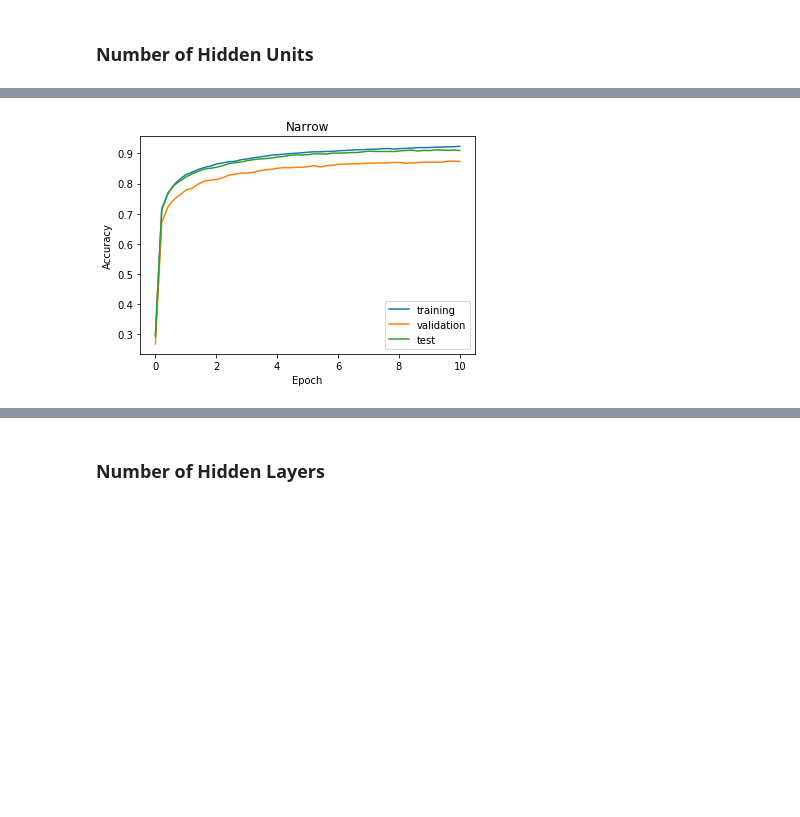
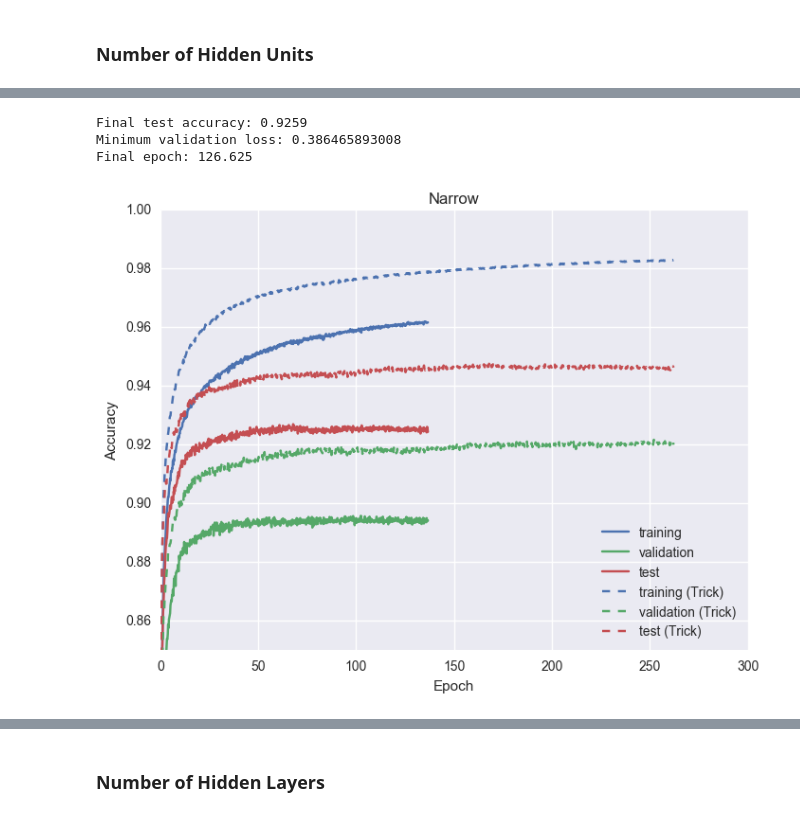
Before and after one commit to qobilidop/CSE-253-PA, a Jupyter notebook: 2/solution.ipynb, the cells around one changed output, grey strips where cells are left out. Saved outputs shown, nothing was run; the diff lists cells and outputs as text; code cells hidden in the pictures; blank space fills up the shorter version.

```diff
--- a/2/solution.ipynb
+++ b/2/solution.ipynb
@@ -12,13 +12,13 @@ sizes = [785, 64, 10]
 
 # Meta parameters
 eta0 = 1e1  # initial learning rate
-tau = 100  # annealing time scale
+tau = 200  # annealing time scale
 mu = 0.9  # momentum parameter
 minibatch_size = 1024
 capture_interval = 10
 
 # Stopping criteria
-epoch_min, epoch_max, early_stopping = 1, 10, 3
+epoch_min, epoch_max, patience = 10, None, 10
 # %%
 # Define some convenience functions
 import os
@@ -31,8 +31,7 @@ def naive_train(sizes):
     return train(
         NaiveNetwork(sizes), dss,
         eta0=eta0, tau=tau,
-        epoch_min=epoch_min, epoch_max=epoch_max,
-        early_stopping=early_stopping
+        epoch_min=epoch_min, epoch_max=epoch_max, patience=patience
     )
 
 
@@ -44,19 +43,41 @@ def trick_train(sizes):
         eta0=eta0, tau=tau, mu=mu,
         minibatch_size=minibatch_size,
         capture_interval=capture_interval,
-        epoch_min=epoch_min, epoch_max=epoch_max,
-        early_stopping=early_stopping
+        epoch_min=epoch_min, epoch_max=epoch_max, patience=patience
     )
 
 
 # Report training result
-def report(result, title):
+def report(result, title, compare=None):
+    # Report best model parameters
+    epoch = result.history['epoch']
+    print('Final test accuracy:', result.history['accuracy_test'][epoch == result.final_epoch].iloc[0])
+    print('Minimum validation loss:', result.loss_min)
+    print('Final epoch:', result.final_epoch)
     # Make sure the `figs` directory exists
     os.makedirs('figs', exist_ok=True)
     for quantity in ['accuracy']:
-        result.plot_history(quantity)
+        plt.figure(figsize=(8, 6))
+        for label in result.data_set_labels:
+            plt.plot(result.history['epoch'],
+                     result.history['_'.join([quantity, label])],
+                     label=label)
+        # Over plot another training history for comparison
+        if compare is not None:
+            plt.gca().set_color_cycle(None)
+            for label in compare.data_set_labels:
+                plt.plot(compare.history['epoch'],
+                         compare.history['_'.join([quantity, label])],
+                         '--', label=label + ' (Trick)')
+        plt.xlabel('Epoch')
+        plt.ylabel(quantity.capitalize())
         plt.title(title.capitalize())
+        plt.legend(loc='best', fancybox=True, framealpha=0.5)
+        plt.ylim(0, 1)
         plt.savefig('figs/{}_{}.pdf'.format(title, quantity))
+        # Zoom
+        plt.ylim(0.85, 1)
+        plt.savefig('figs/{}_{}_zoom.pdf'.format(title, quantity))
 # %%
 # Read the MNIST data sets
 from toynn.data import read_data_sets
@@ -137,7 +180,10 @@ Wall time: 27.5 s
 # %%
-report(result_narrow, 'narrow')
+report(result_narrow, 'narrow', compare=result_trick)
 # %% [output]
+Final test accuracy: 0.9259
+Minimum validation loss: 0.386465893008
+Final epoch: 126.625
-[figure, old version]
+[figure, new version]
 # %%
 %%time
 sizes_wide = sizes.copy()
```
Also changed, not shown: parts of 10 cells of this notebook.
